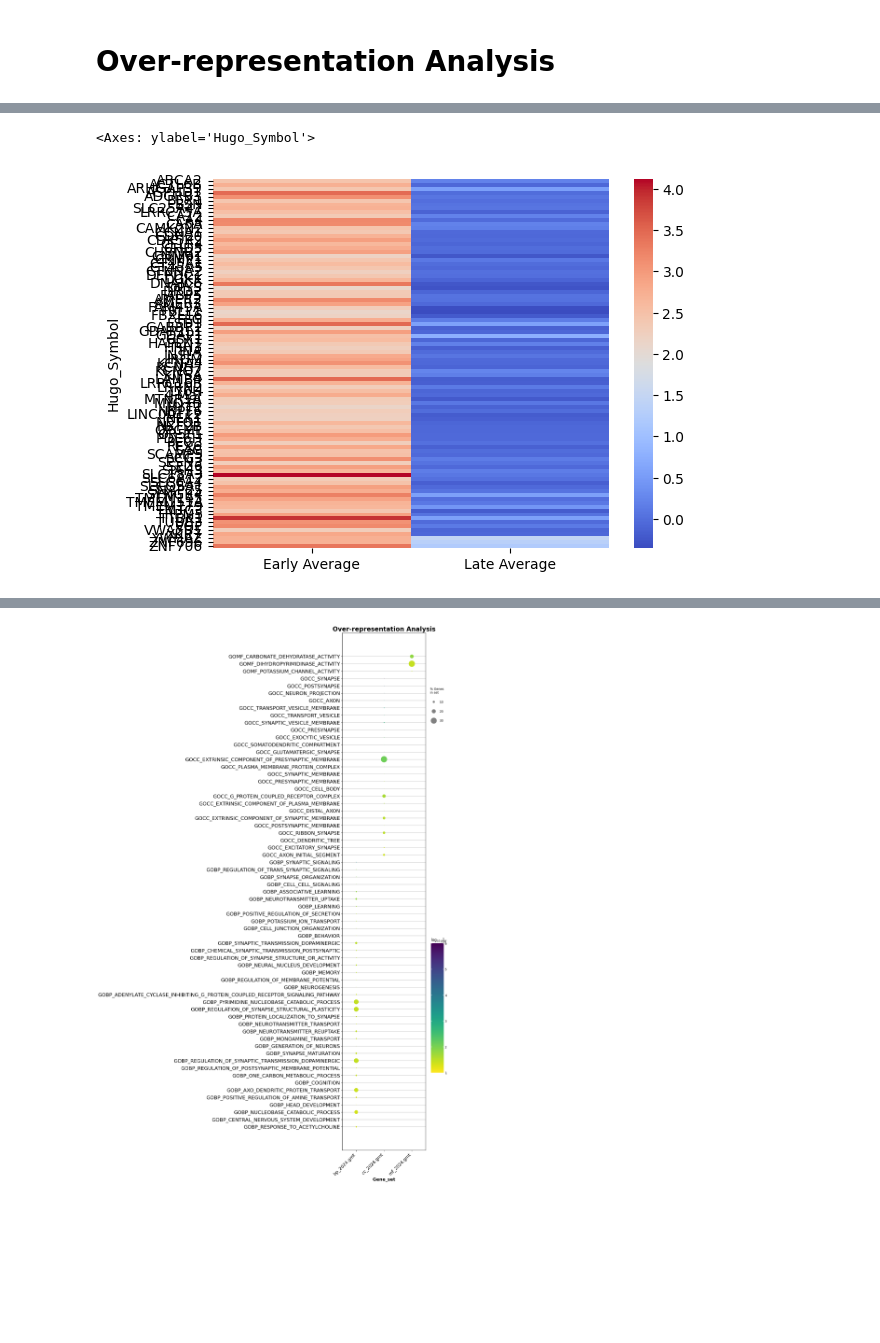
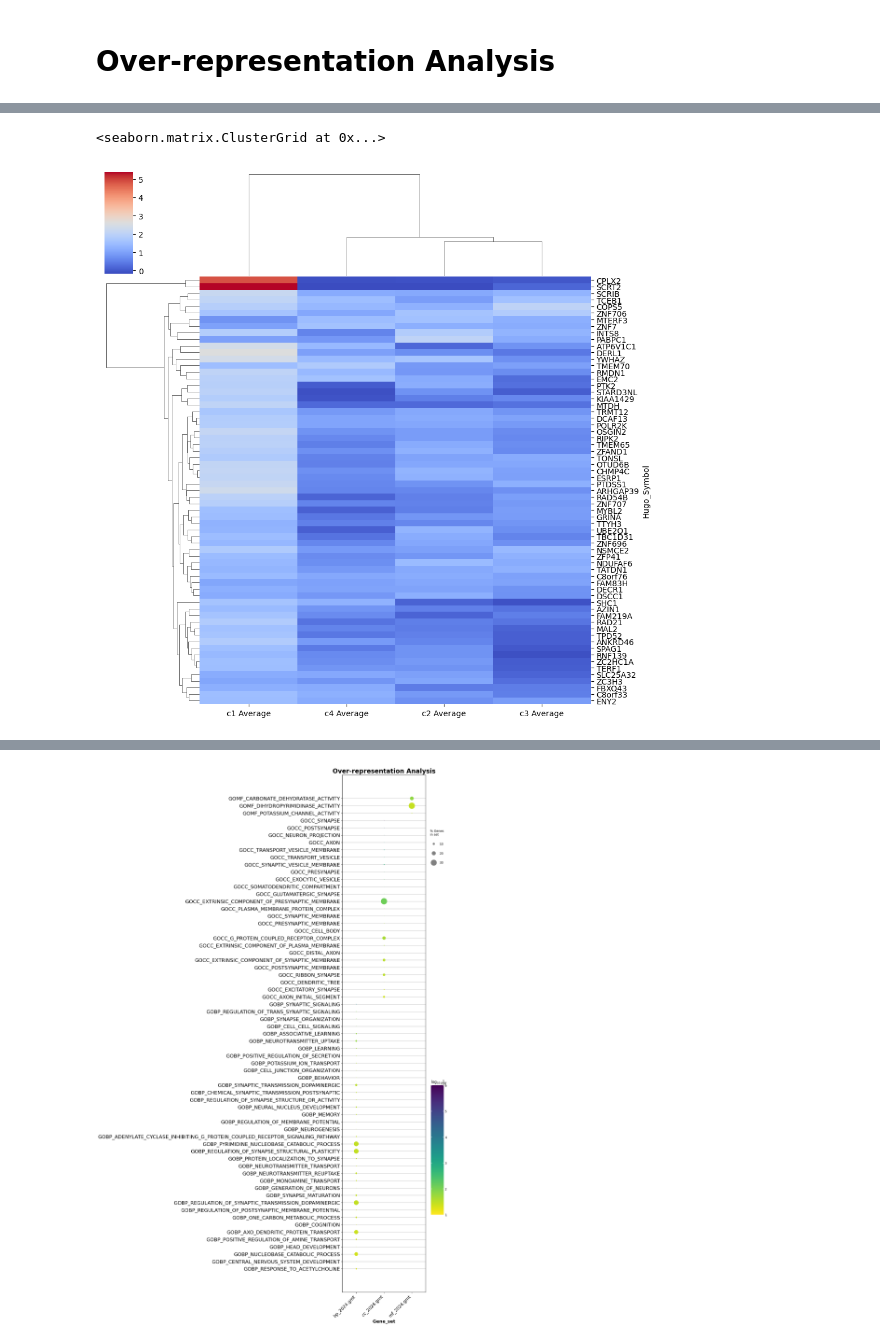
Before and after one commit to nocturnal-design/TCGA_Analysis, a Jupyter notebook: heatmap.ipynb, the cells around one changed output, grey strips where cells are left out. Cells and saved outputs as stored; diff of their text form; code cells hidden in the pictures; blank space fills up the shorter version.

Commit message:
normalizing heatmap data

```diff
--- a/heatmap.ipynb
+++ b/heatmap.ipynb
@@ -76,10 +187,16 @@ SDR16C6P          -0.1839       -0.1839       -0.1839
 # %%
-early_bchem["Early Average"] = early_bchem.mean(axis=1)
+adjusted_c1["c1 Average"] = adjusted_c1.mean(axis=1)
 # print(early_bchem.head())
-late_bchem["Late Average"] = late_bchem.mean(axis=1)
+adjusted_c2["c2 Average"] = adjusted_c2.mean(axis=1)
 # print(late_bchem.head())
-combined_df["Early Average"] = early_bchem[["Early Average"]]
-combined_df["Late Average"] = late_bchem[["Late Average"]]
+adjusted_c3["c3 Average"] = adjusted_c3.mean(axis=1)
+adjusted_c4["c4 Average"] = adjusted_c4.mean(axis=1)
+
+expression = pd.DataFrame()
+expression["c1 Average"] = adjusted_c1[["c1 Average"]]
+expression["c2 Average"] = adjusted_c2[["c2 Average"]]
+expression["c3 Average"] = adjusted_c3[["c3 Average"]]
+expression["c4 Average"] = adjusted_c4[["c4 Average"]]
 # combined_df = append(late_bchem[["Late Average"]]
-print(combined_df.head())
+print(expression.head())
 # %% [output]
@@ -107,8 +214,6 @@ import seaborn as sns
 import matplotlib.pyplot as plt
 from sklearn.cluster import KMeans
 from scipy.cluster.hierarchy import linkage, dendrogram
-
-expression = combined_df
 # %%
 data = expression
 
@@ -135,6 +240,6 @@ plt.show()
 # %%
-num_clusters = 24 # The rationale for 4! is that all possible combinations (ie. high, low, low, low) can be captured
-kmeans = KMeans(n_clusters=num_clusters, random_state=42, n_init=10)
+num_clusters = 24
+kmeans = KMeans(n_clusters=num_clusters, random_state=42, n_init=40)
 clusters = kmeans.fit_predict(data)
 data["Cluster"] = clusters
 
@@ -240,7 +354,7 @@ import gseapy as gp
 # %%
 from IPython.display import display, HTML
 
-cluster = list_of_clusters[6]
+cluster = list_of_clusters[0]
 print(f"Cluster size: {len(cluster)}")
 print()
 print(cluster)
@@ -276,5 +379,5 @@ Cluster size: 93
 # %%
-sns.heatmap(data_sorted.loc[cluster].drop(columns=["Cluster"]), cmap="coolwarm", xticklabels=True, yticklabels=True)
+sns.clustermap(data_sorted.loc[cluster].drop(columns=["Cluster"]), cmap="coolwarm", xticklabels=True, yticklabels=True, annot=False)
 # %% [output]
-<Axes: ylabel='Hugo_Symbol'>
+<seaborn.matrix.ClusterGrid at 0x...>
-[figure, old version]
+[figure, new version]
```
Also changed, not shown: parts of 14 cells of this notebook, 1 other file.
